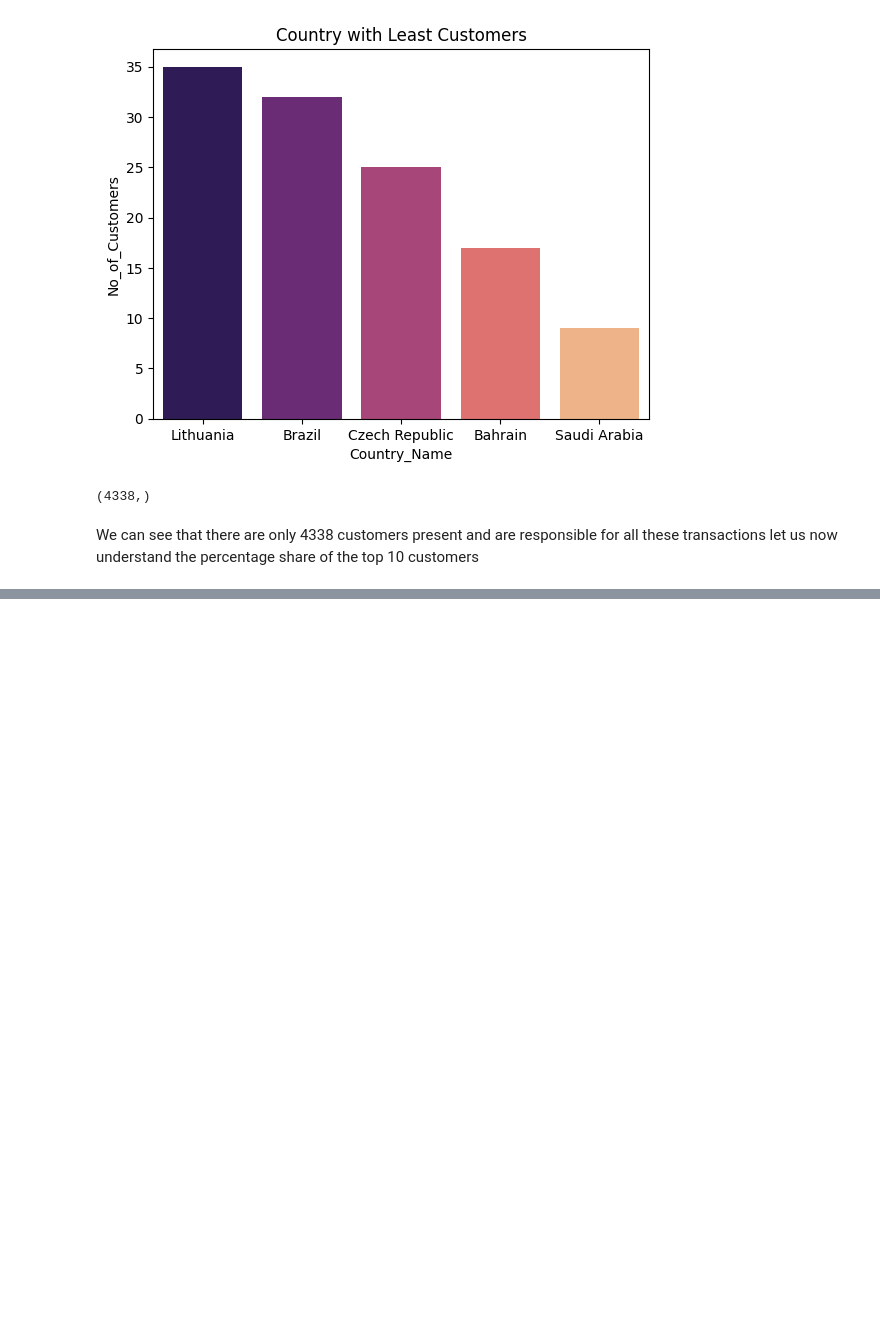
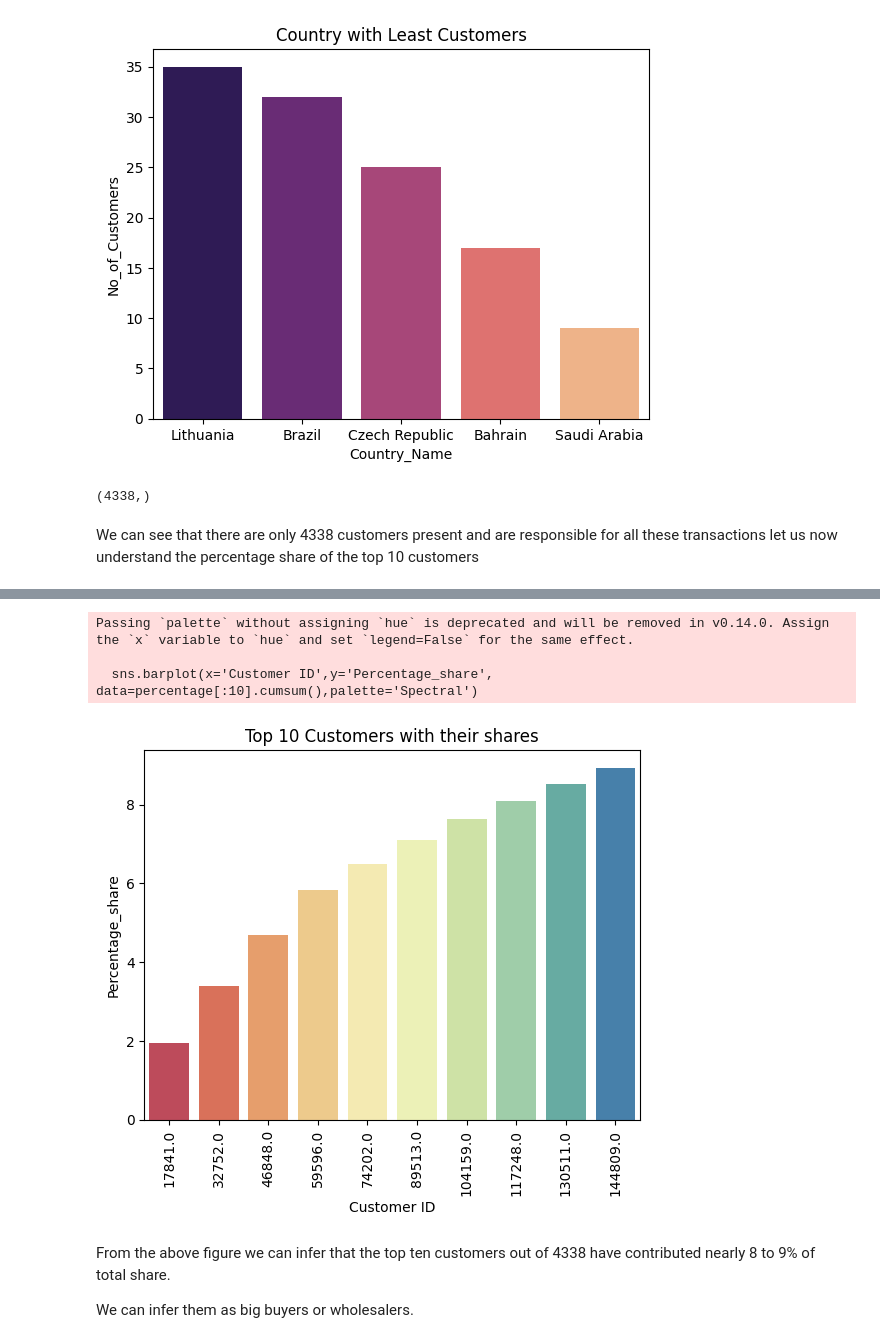
Before and after one commit to Tilak46-R/Customer-segmentation-using-unsupervised-learning, a Jupyter notebook: Customer_segmentation_using_unsupervised_learning.ipynb, the cells around one changed output, grey strips where cells are left out. Drawn from its saved outputs; the diff is of its cells as text; code cells hidden in the pictures; blank space fills up the shorter version.

```diff
--- a/Customer_segmentation_using_unsupervised_learning.ipynb
+++ b/Customer_segmentation_using_unsupervised_learning.ipynb
@@ -481,3 +481,8 @@ Unique_Cust.shape
 (4338,)
 # %% [markdown]
 We can see that there are only 4338 customers present and are responsible for all these transactions let us now understand the percentage share of the top 10 customers
+# %%
+percentage = (cust_data['CustomerID'].value_counts()/sum(cust_data['CustomerID'].value_counts())*100).reset_index()
+percentage.columns = ['Customer ID', 'Percentage_share']
+new = percentage.head().cumsum()
+new.head()
@@ -483,0 +496,14 @@ We can see that there are only 4338 customers present and are responsible for al
+# %%
+sns.barplot(x='Customer ID',y='Percentage_share', data=percentage[:10].cumsum(),palette='Spectral')
+plt.title("Top 10 Customers with their shares")
+plt.xticks(rotation = 90)
+plt.show()
+# %% [output]
+Passing `palette` without assigning `hue` is deprecated and will be removed in v0.14.0. Assign the `x` variable to `hue` and set `legend=False` for the same effect.
+
+  sns.barplot(x='Customer ID',y='Percentage_share', data=percentage[:10].cumsum(),palette='Spectral')
+[figure, added]
+# %% [markdown]
+From the above figure we can infer that the top ten customers out of 4338 have contributed nearly 8 to 9% of total share.
+
+We can infer them as big buyers or wholesalers.
```
Also changed, not shown: parts of 2 cells of this notebook.
